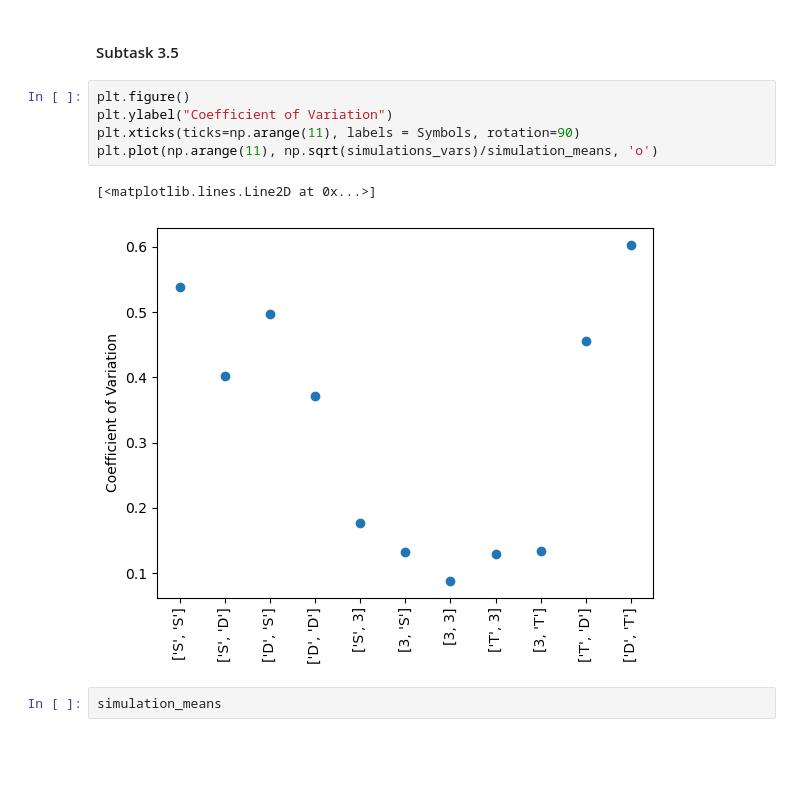
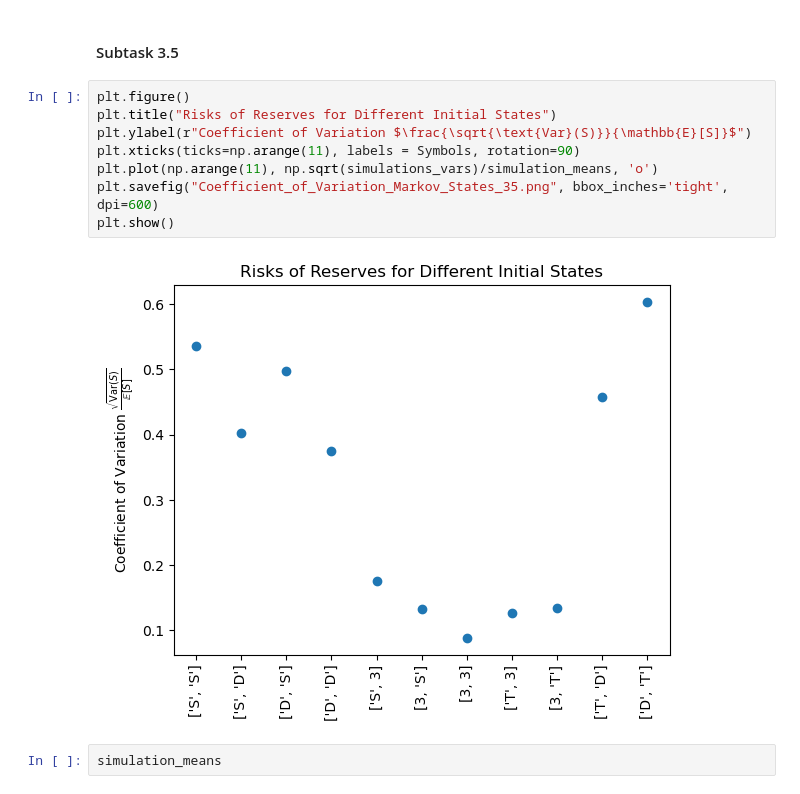
Before and after one commit to samizwei/Life-Insurance-Sami, a Jupyter notebook: Exam_Final_SZ.ipynb, the cells around one changed output. Drawn from its saved outputs; the diff is of its cells as text; blank space fills up the shorter version.

Commit message:
worked on task 3 and created a lot of plots

```diff
--- a/Exam_Final_SZ.ipynb
+++ b/Exam_Final_SZ.ipynb
@@ -489,12 +525,14 @@ plt.show()
 #### Subtask 3.5
 # %%
 plt.figure()
-plt.ylabel("Coefficient of Variation")
+plt.title("Risks of Reserves for Different Initial States")
+plt.ylabel(r"Coefficient of Variation $\frac{\sqrt{\text{Var}(S)}}{\mathbb{E}[S]}$")
 plt.xticks(ticks=np.arange(11), labels = Symbols, rotation=90)
 plt.plot(np.arange(11), np.sqrt(simulations_vars)/simulation_means, 'o')
+plt.savefig("Coefficient_of_Variation_Markov_States_35.png", bbox_inches='tight', dpi=600)
+plt.show()
 # %% [output]
-[<matplotlib.lines.Line2D at 0x...>]
-[figure, old version]
+[figure, new version]
 # %%
 simulation_means
 # %% [output]
```
Also changed, not shown: parts of 26 cells of this notebook, 14 other files.
